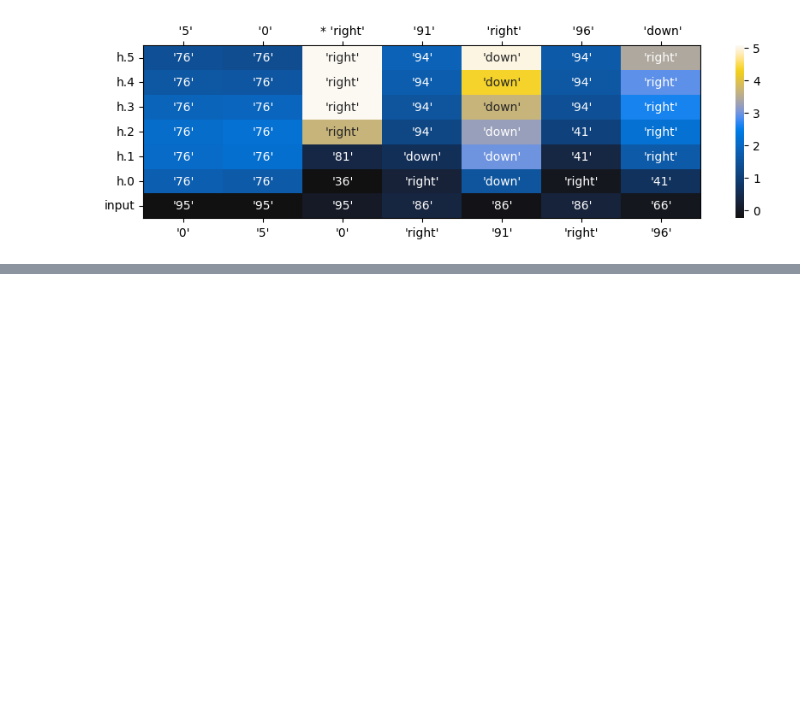
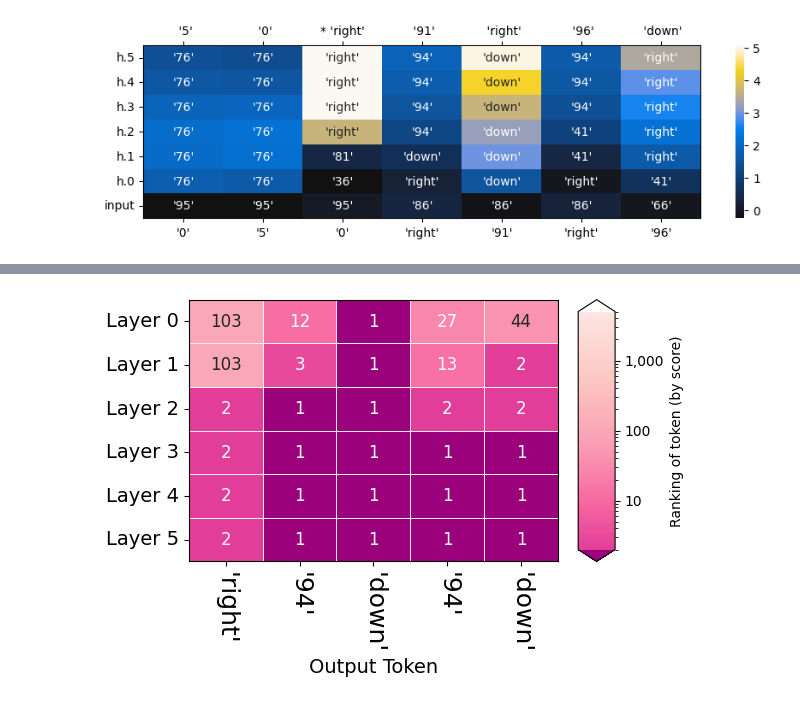
Before and after one commit to hxu129/grid-in-llm, a Jupyter notebook: logit_lens.ipynb, the cells around one changed output, grey strips where cells are left out. Drawn from its saved outputs; the diff is of its cells as text; code cells hidden in the pictures; blank space fills up the shorter version.

Commit message:
Done with Ecco

```diff
--- a/logit_lens.ipynb
+++ b/logit_lens.ipynb
@@ -185,9 +185,0 @@ Decoded: 0 5 0 right 91 right 96 down 99 down 49 up 38 left 26 right 41 down 61
-# %%
-# To use the logit lens we have to define tokenizer
-
-class MazeNavTokenizer:
-    def __init__(self, encode, decode):
-        self.encode = lambda x: torch.tensor(encode(x))
-        self.decode = lambda x: decode(x)
-
-tokenizer = MazeNavTokenizer(encode, decode)
@@ -275,0 +410,27 @@ AttributeError: 'GPTConfig' object has no attribute 'top_k'
+# %%
+# Initialize ecco's LM with our fixed tokenizer
+# The tokenizer can now handle both single tokens and lists properly
+lm = ecco.LM(
+    model=model,
+    tokenizer=tokenizer,
+    model_name='maze-gpt', # A custom name for our maze navigation model
+    config={ # Config for ecco
+        'model_name': 'maze-gpt',
+        'type': 'causal',
+        'embedding': 'transformer.wte', # Path to embedding layer in our model
+        'activations': [".*mlp.c_fc"], # Regex to find MLP activation layers
+        'tokenizer_config': {}
+    },
+    verbose=True, # Show generation process
+    collect_activations_flag=True
+)
+
+# Test with a simple maze navigation input
+input_text = "1 2 1"
+input_ids = tokenizer.encode(input_text).unsqueeze(0)
+
+print(f"Input text: {input_text}")
+print(f"Input IDs: {input_ids}")
+
+# Generate a few tokens
+output = lm.generate(input_ids, generate=5, attribution=['ig', 'saliency'])
@@ -275,0 +462,4 @@ AttributeError: 'GPTConfig' object has no attribute 'top_k'
+# %%
+output.rankings()
+# %% [output]
+[figure, added]
```
Also changed, not shown: parts of 11 cells of this notebook, 2 other files.
